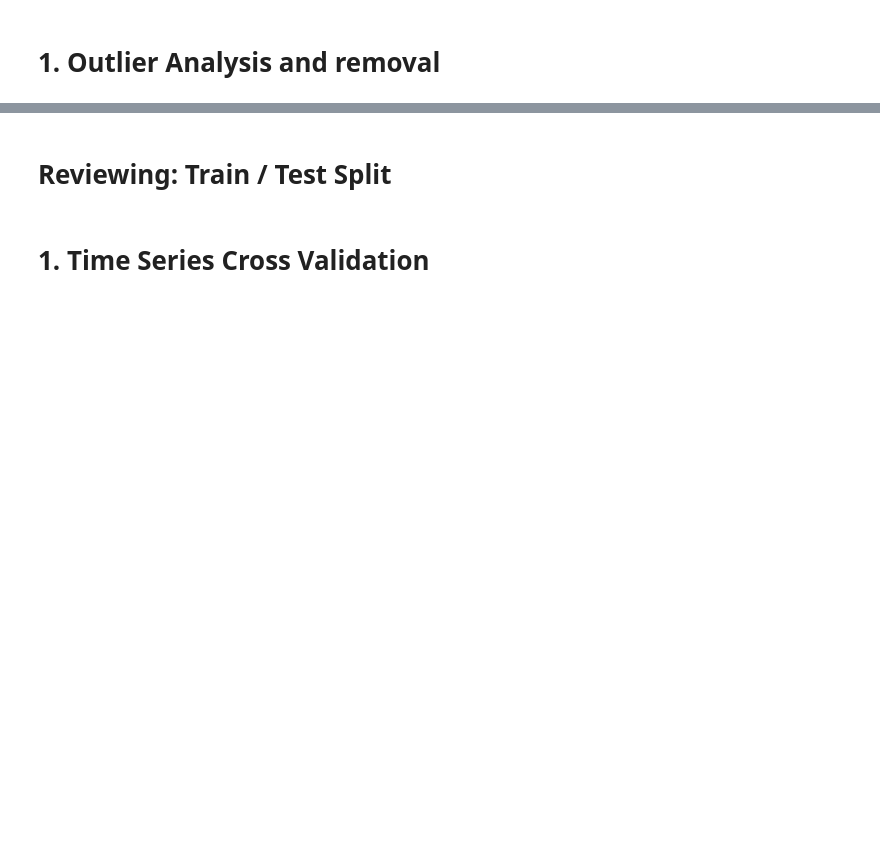
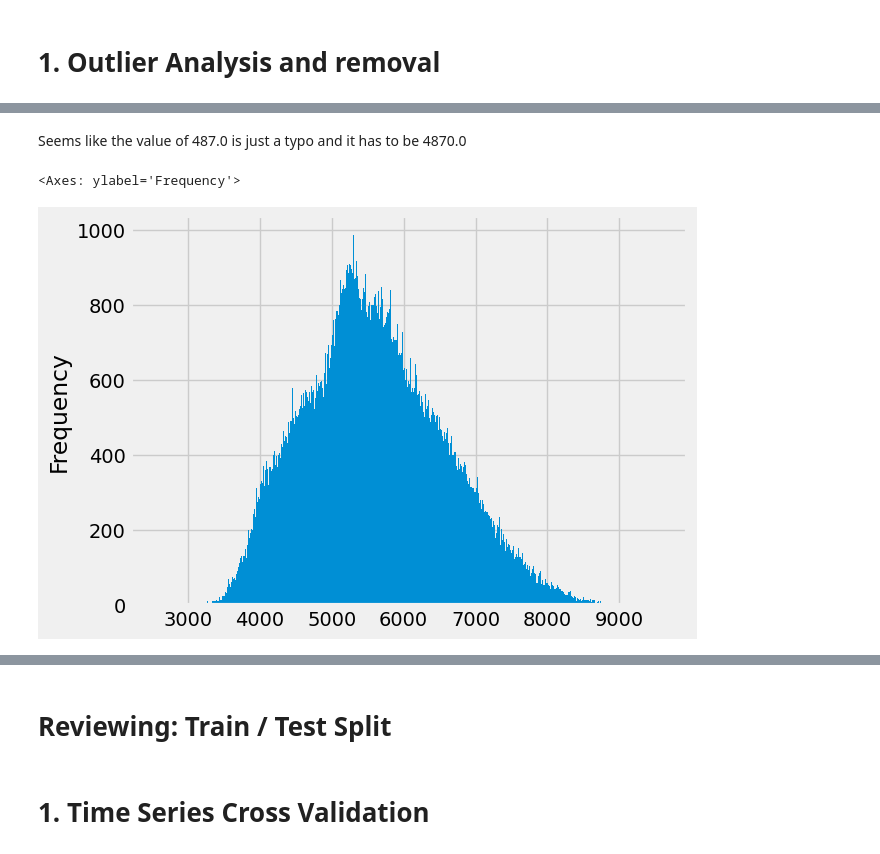
Before and after one commit to Assetage/energy-forecasting, a Jupyter notebook: notebooks/data-exploration-and-forecasting.ipynb, the cells around one changed output, grey strips where cells are left out. Drawn from its saved outputs; the diff is of its cells as text; code cells hidden in the pictures; blank space fills up the shorter version.

```diff
--- a/notebooks/data-exploration-and-forecasting.ipynb
+++ b/notebooks/data-exploration-and-forecasting.ipynb
@@ -26,2 +26,5 @@ df = pd.read_csv('../input/hourly-energy-consumption/PJME_hourly.csv')
 df = df.set_index('Datetime')
 df.index = pd.to_datetime(df.index)
+# %%
+df = pd.read_csv('../data/raw/PJMW_hourly.csv')
+df.info()
@@ -36,2 +99,9 @@ plt.show()
+# %% [markdown]
+Seems like the value of 487.0 is just a typo and it has to be 4870.0
+# %%
+df['PJMW_MW'] = df['PJMW_MW'].replace(487, 4870)
 # %%
-df['PJME_MW'].plot(kind='hist', bins=500)
+df['PJMW_MW'].plot(kind='hist', bins=500)
+# %% [output]
+<Axes: ylabel='Frequency'>
+[figure, added]
```
Also changed, not shown: parts of 20 cells of this notebook, 29 other files.
